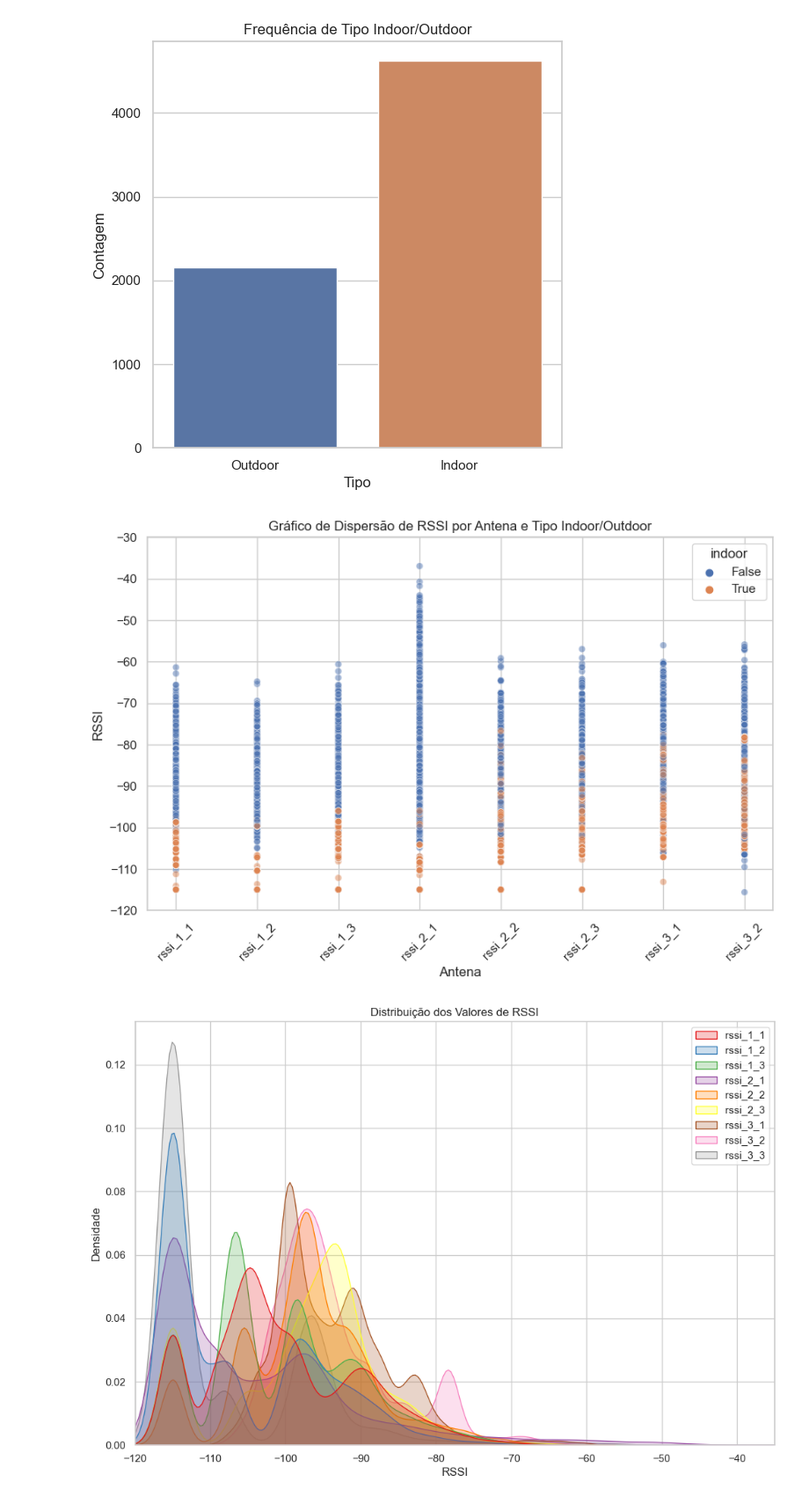
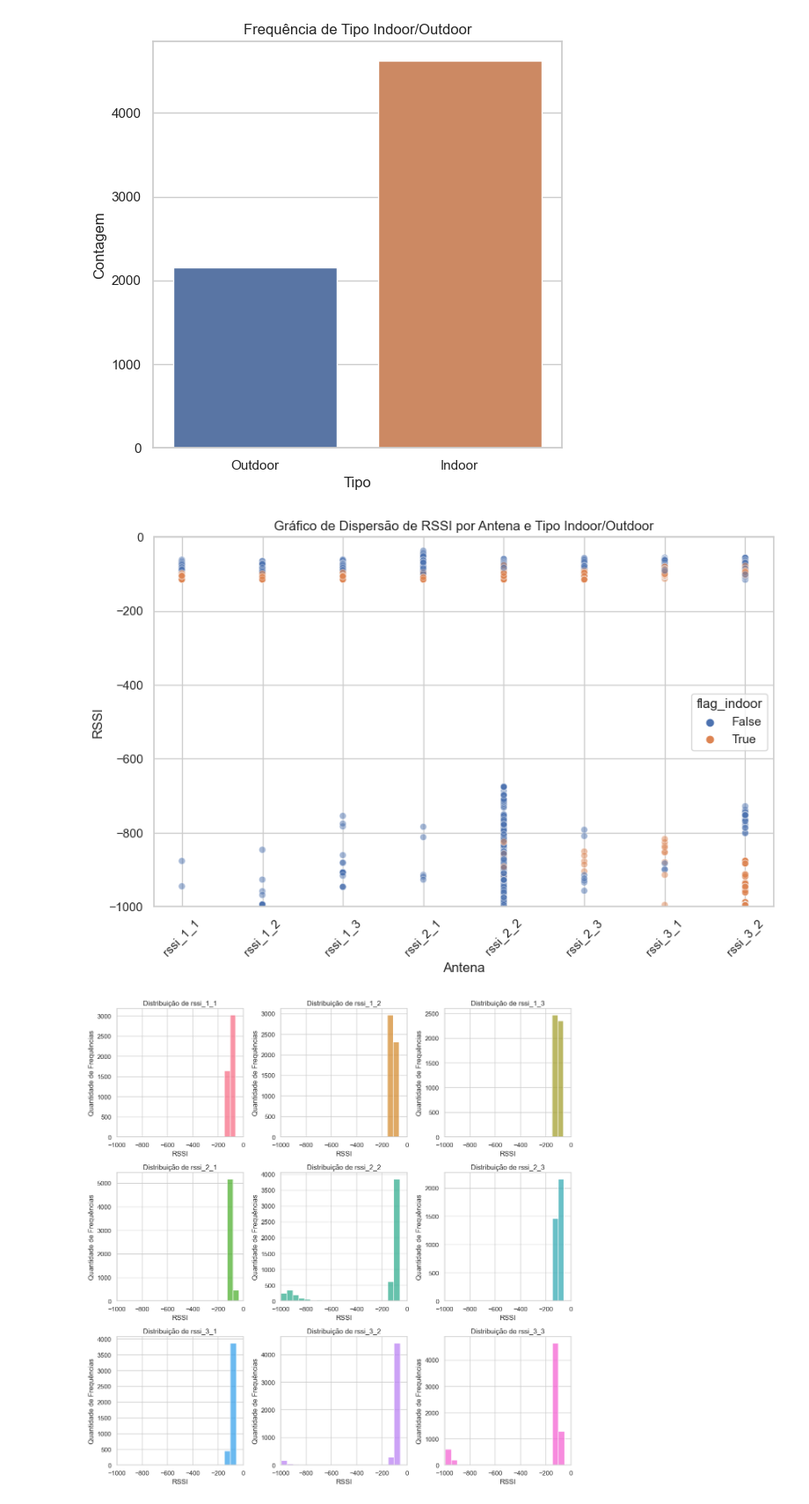
Before and after one commit to hlaff147/ES-290-Comunicacoes-Moveis, a Jupyter notebook: EDA.ipynb, the cells around one changed output. Shown at 88% size. Drawn from its saved outputs; the diff is of its cells as text; code cells hidden in the pictures.

```diff
--- a/EDA.ipynb
+++ b/EDA.ipynb
@@ -5,6 +5,6 @@ import matplotlib.pyplot as plt
 # %% [markdown]
 Importação dos datasets
 # %%
-df_bts = pd.read_csv('raw_files/Bts.csv')
-df_test_alunos = pd.read_csv('raw_files/meds_test_alunos.csv')
-df_train_alunos = pd.read_csv('raw_files/meds_train_alunos.csv')
+df_bts = pd.read_csv('processed_files/bts.csv')
+df_test_alunos = pd.read_csv('processed_files/meds_test_alunos.csv')
+df_train_alunos = pd.read_csv('processed_files/meds_train_alunos.csv')
@@ -13,9 +11,3 @@ Tratamento de dados inicial
-# %%
-#renomeando colunas para um padrão, para facilitar o entendimento do dataset.
-
-df_bts.rename(columns = {'grupo': 'id_localizacao_setor', 'btsId': 'id_bts', 'btsNetNome': 'nom_bts', 'lat': 'num_lat_bts', 'lon': 'num_long_bts', 'cch': 'nom_canal_controle_bts', 'azimuth': 'num_azimuth', 'RssiId': 'id_rrsi'}, inplace=True)
-df_test_alunos.rename(columns = {'ponto_id':'id_ponto'}, inplace=True)
-df_train_alunos.rename(columns = {'ponto_id':'id_ponto'}, inplace=True)
 # %% [markdown]
 Identificação de proporção de nulos e a tipagem dos dados
 # %%
@@ -129,41 +121,47 @@ plt.show()
 
 
 
-# Derreter as colunas de RSSI e incluir a coluna 'indoor'
-df_melted = df_train_alunos.melt(id_vars=['indoor'], value_vars=columns[:-1], value_name='RSSI', var_name='Antena')
+# Derreter as colunas de RSSI e incluir a coluna 'flag_indoor'
+
+columns = ['rssi_1_1', 'rssi_1_2', 'rssi_1_3', 'rssi_2_1', 'rssi_2_2', 'rssi_2_3', 'rssi_3_1', 'rssi_3_2', 'rssi_3_3']
+df_melted = df_train_alunos.melt(id_vars=['flag_indoor'], value_vars=columns[:-1], value_name='RSSI', var_name='Antena')
 
 # Configurar o estilo do Seaborn (opcional)
 sns.set(style="whitegrid")
 
 # Plot do gráfico de dispersão para todos os pontos individuais
 plt.figure(figsize=(10, 6))
-sns.scatterplot(x='Antena', y='RSSI', hue='indoor', data=df_melted, alpha=0.5)
+sns.scatterplot(x='Antena', y='RSSI', hue='flag_indoor', data=df_melted, alpha=0.5)
 plt.xlabel('Antena')
 plt.ylabel('RSSI')
 plt.title('Gráfico de Dispersão de RSSI por Antena e Tipo Indoor/Outdoor')
 plt.xticks(rotation=45)
-plt.ylim(-120, -30)  # Ajustar o intervalo do eixo y
+plt.ylim(-1000, 0)  # Ajustar o intervalo do eixo y
 plt.show()
 # %% [output]
-[figure, old version]
+[figure, new version]
 # %%
 #Gráfico de distribuição feito para entendermos melhor a distribuição dos dados, para tentarmos identificar tendências centrais ou outliers.
 
 # Selecionar apenas as colunas relevantes para a análise
 columns = ['rssi_1_1', 'rssi_1_2', 'rssi_1_3', 'rssi_2_1', 'rssi_2_2', 'rssi_2_3', 'rssi_3_1', 'rssi_3_2', 'rssi_3_3']
 data_selected = df_train_alunos[columns]
 
-# Plot da distribuição dos valores de RSSI com KDE
-plt.figure(figsize=(12, 8))
-sns.kdeplot(data=data_selected, fill=True, common_norm=False, palette="Set1")
-plt.xlabel('RSSI')
-plt.ylabel('Densidade')
-plt.title('Distribuição dos Valores de RSSI')
+# Definir as cores
+colors = sns.color_palette("husl", len(data_selected.columns))
 
-# Ajustar o intervalo do eixo x
-plt.xlim(-120, -35)
+# Criar subplots para cada coluna
+fig, axes = plt.subplots(nrows=3, ncols=3, figsize=(12, 12))
+for col, ax, color in zip(data_selected.columns, axes.ravel(), colors):
+    sns.histplot(data=data_selected[col], bins=20, kde=False, color=color, ax=ax)
+    ax.set_xlabel('RSSI')
+    ax.set_ylabel('Quantidade de Frequências')
+    ax.set_title(f'Distribuição de {col}')
+    ax.set_xlim(-1000, 0)
 
+# Ajustar o layout para melhor espaçamento entre os subplots
+plt.tight_layout()
 plt.show()
 # %% [output]
-[figure, old version]
+[figure, new version]
 # %%
```
Also changed, not shown: parts of 11 cells of this notebook, 4 other files.
